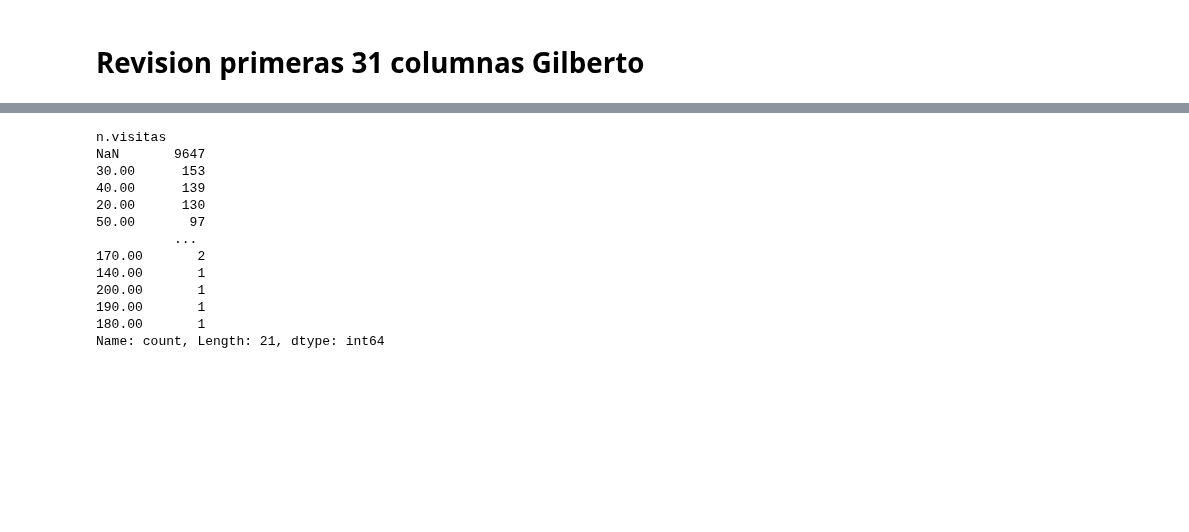
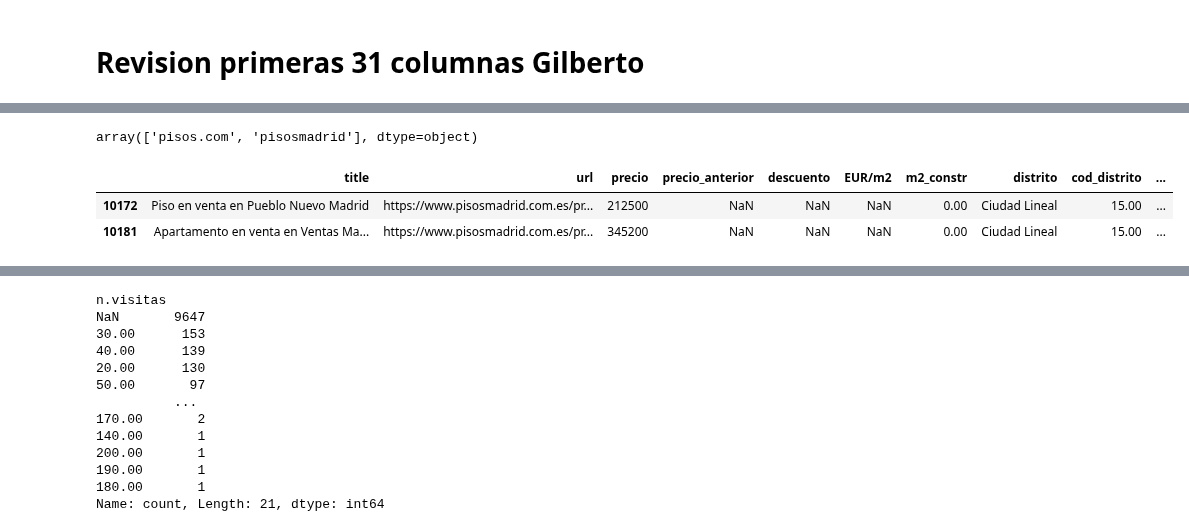
Before and after one commit to avaquerocastro/precios-de-vivienda-madrid, a Jupyter notebook: codigo/01-preprocesamiento-de-datos/Revision_columnas/Revision_Columnas.ipynb, the cells around one changed output, grey strips where cells are left out. Saved outputs shown, nothing was run; the diff lists cells and outputs as text; code cells hidden in the pictures; blank space fills up the shorter version.

```diff
--- a/codigo/01-preprocesamiento-de-datos/Revision_columnas/Revision_Columnas.ipynb
+++ b/codigo/01-preprocesamiento-de-datos/Revision_columnas/Revision_Columnas.ipynb
@@ -303,0 +314,12 @@ array(['Portero media jornada', nan, 'Portero todo el día'], dtype=object)
+# %%
+
+#Filtro de valores menores a 20 metros cuadrados. Se analizo con 10 tambien y siguen siendo mas de 200
+df17[df17["m2_constr"] <= 10]['web'].unique()
+# %% [output]
+array(['pisos.com', 'pisosmadrid'], dtype=object)
+# %%
+df17.query("m2_constr<= 10 & web=='pisosmadrid'")
+# %% [output]
+|  | title | url | precio | precio_anterior | descuento | EUR/m2 | m2_constr | distrito | cod_distrito | ... |
+| 10172 | Piso en venta en Pueblo Nuevo Madrid | https://www.pisosmadrid.com.es/pr... | 212500 | NaN | NaN | NaN | 0.00 | Ciudad Lineal | 15.00 | ... |
+| 10181 | Apartamento en venta en Ventas Ma... | https://www.pisosmadrid.com.es/pr... | 345200 | NaN | NaN | NaN | 0.00 | Ciudad Lineal | 15.00 | ... |
```
Also changed, not shown: parts of 26 cells of this notebook, 4 other files.
